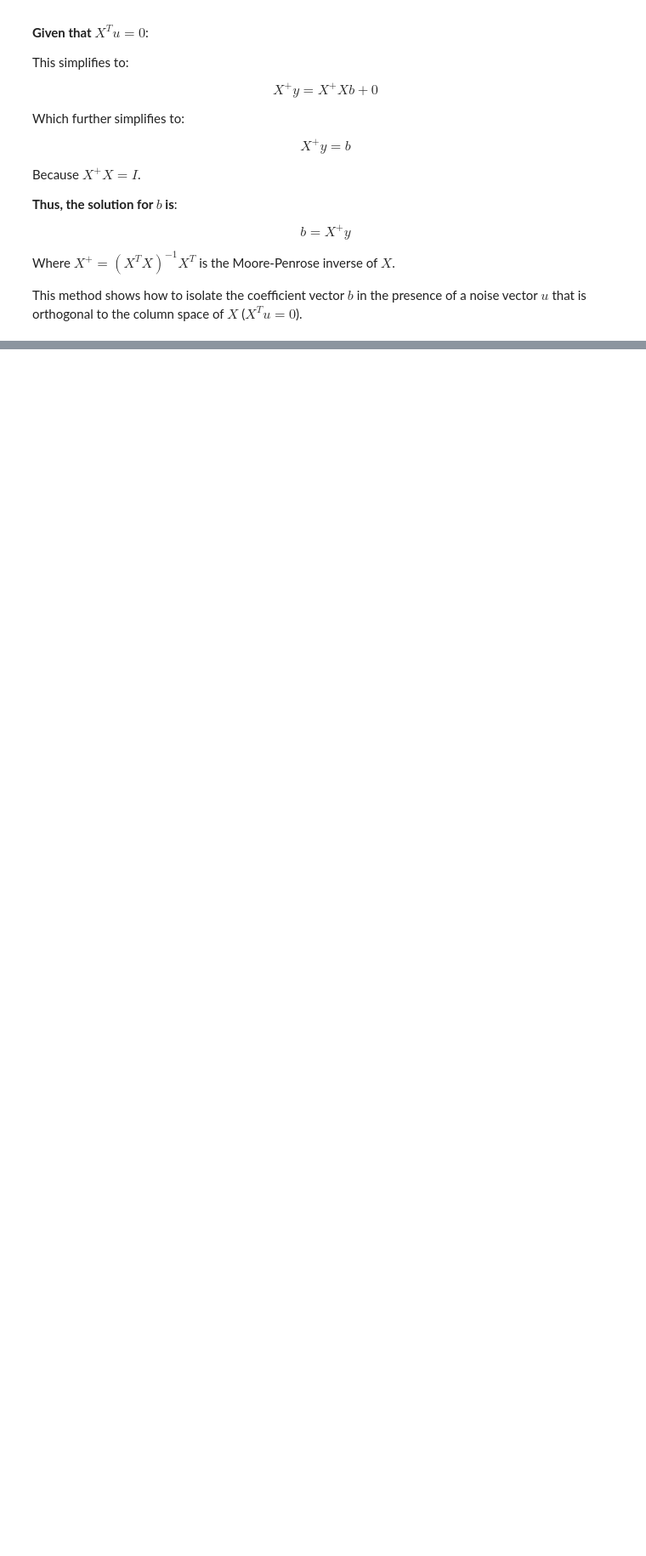
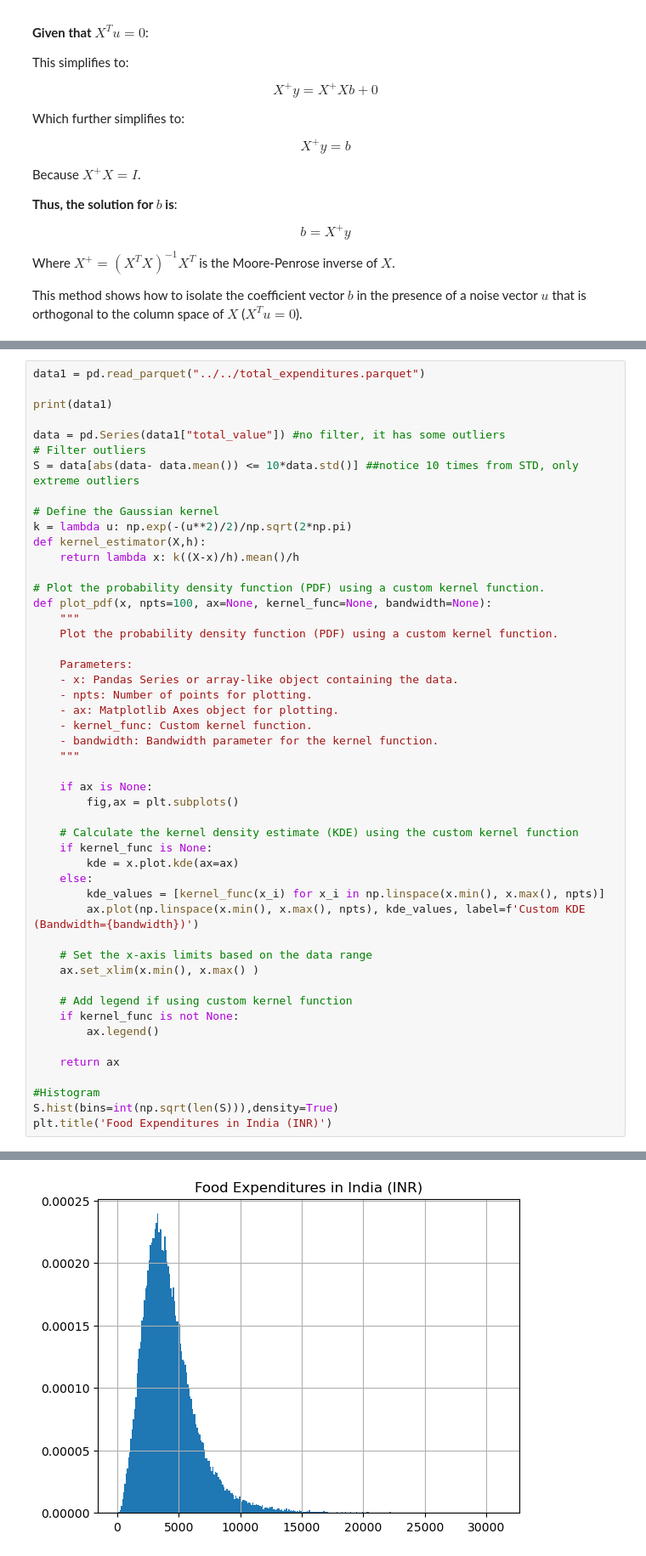
Before and after one commit to eleanor-adachi/ARE212_Materials, a Jupyter notebook: Assignments/assignment1/assignment1_final.ipynb, the cells around one changed output, grey strips where cells are left out. Shown at 85% size. Saved outputs shown, nothing was run; the diff lists cells and outputs as text; blank space fills up the shorter version.

Commit message:
added EA attempt of Simultaneous Equations and KN attempt of Food Expenditures in India

```diff
--- a/Assignments/assignment1/assignment1_final.ipynb
+++ b/Assignments/assignment1/assignment1_final.ipynb
@@ -439,0 +522,50 @@ This method shows how to isolate the coefficient vector $b$ in the presence of a
+# %%
+data1 = pd.read_parquet("../../total_expenditures.parquet")
+
+print(data1)
+
+data = pd.Series(data1["total_value"]) #no filter, it has some outliers
+# Filter outliers
+S = data[abs(data- data.mean()) <= 10*data.std()] ##notice 10 times from STD, only extreme outliers
+
+# Define the Gaussian kernel
+k = lambda u: np.exp(-(u**2)/2)/np.sqrt(2*np.pi)
+def kernel_estimator(X,h):
+    return lambda x: k((X-x)/h).mean()/h
+
+# Plot the probability density function (PDF) using a custom kernel function.
+def plot_pdf(x, npts=100, ax=None, kernel_func=None, bandwidth=None):
+    """
+    Plot the probability density function (PDF) using a custom kernel function.
+
+    Parameters:
+    - x: Pandas Series or array-like object containing the data.
+    - npts: Number of points for plotting.
+    - ax: Matplotlib Axes object for plotting.
+    - kernel_func: Custom kernel function.
+    - bandwidth: Bandwidth parameter for the kernel function.
+    """
+
+    if ax is None:
+        fig,ax = plt.subplots()
+
+    # Calculate the kernel density estimate (KDE) using the custom kernel function
+    if kernel_func is None:
+        kde = x.plot.kde(ax=ax)
+    else:
+        kde_values = [kernel_func(x_i) for x_i in np.linspace(x.min(), x.max(), npts)]
+        ax.plot(np.linspace(x.min(), x.max(), npts), kde_values, label=f'Custom KDE (Bandwidth={bandwidth})')
+
+    # Set the x-axis limits based on the data range
+    ax.set_xlim(x.min(), x.max() )
+
+    # Add legend if using custom kernel function
+    if kernel_func is not None:
+        ax.legend()
+
+    return ax
+
+#Histogram
+S.hist(bins=int(np.sqrt(len(S))),density=True)
+plt.title('Food Expenditures in India (INR)')
+# %% [output]
@@ -439,0 +588 @@ This method shows how to isolate the coefficient vector $b$ in the presence of a
+[figure, added]
```
Also changed, not shown: parts of 16 cells of this notebook.
